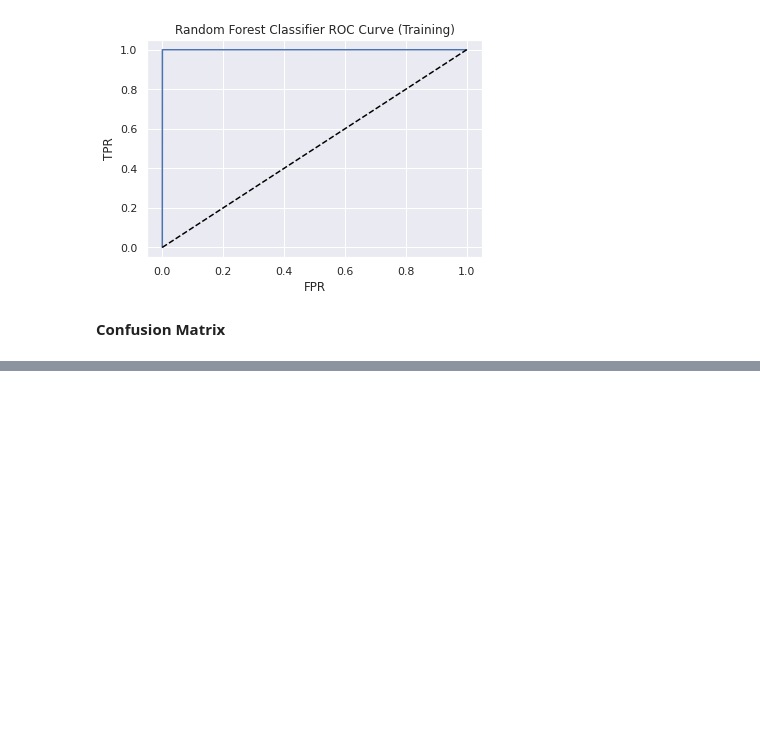
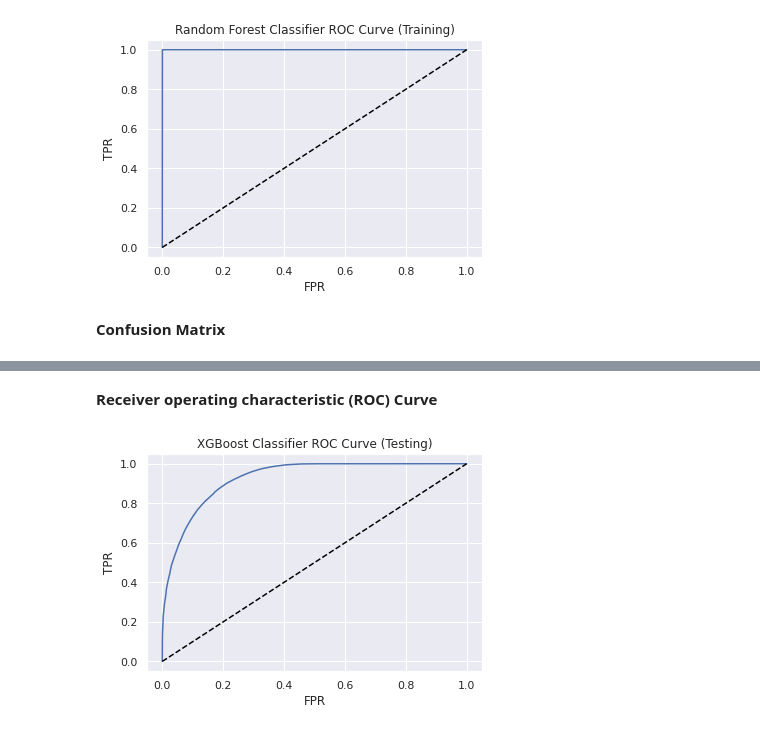
Before and after one commit to nihalhabeeb/Health_Insurance_Cross_Sell_Prediction, a Jupyter notebook: Health_Insurance_Cross_Sell_Prediction_Capstone_Project.ipynb, the cells around one changed output, grey strips where cells are left out. Drawn from its saved outputs; the diff is of its cells as text; code cells hidden in the pictures; blank space fills up the shorter version.

Commit message:
xgboost classifier

```diff
--- a/Health_Insurance_Cross_Sell_Prediction_Capstone_Project.ipynb
+++ b/Health_Insurance_Cross_Sell_Prediction_Capstone_Project.ipynb
@@ -1070,0 +1071,5 @@ ax.yaxis.set_ticklabels(labels)
+# %%
+from xgboost import XGBClassifier
+xgb = XGBClassifier(random_state = 12, use_label_encoder = False)
+# fitting the model
+xgb.fit(X_train, y_train)
@@ -1070,0 +1078,8 @@ ax.yaxis.set_ticklabels(labels)
+# %%
+# class predictions
+y_pred_xgb = xgb.predict(X_test)
+y_train_pred_xgb = xgb.predict(X_train)
+
+# probability estimates
+y_prob_xgb = xgb.predict_proba(X_test)[:,1]
+y_train_prob_xgb = xgb.predict_proba(X_train)[:,1]
@@ -1070,0 +1161,14 @@ ax.yaxis.set_ticklabels(labels)
+# %% [markdown]
+**Receiver operating characteristic (ROC) Curve**
+# %%
+# Receiver operating characteristic (ROC) for testing data
+fpr, tpr, thresholds = roc_curve(y_test, y_prob_xgb)
+# plot ROC curve
+plt.title('XGBoost Classifier ROC Curve (Testing)')
+plt.xlabel('FPR')
+plt.ylabel('TPR')
+plt.plot(fpr,tpr)
+plt.plot((0,1), ls = 'dashed', color = 'black')
+plt.show()
+# %% [output]
+[figure, added]
```
Also changed, not shown: parts of 23 cells of this notebook.
